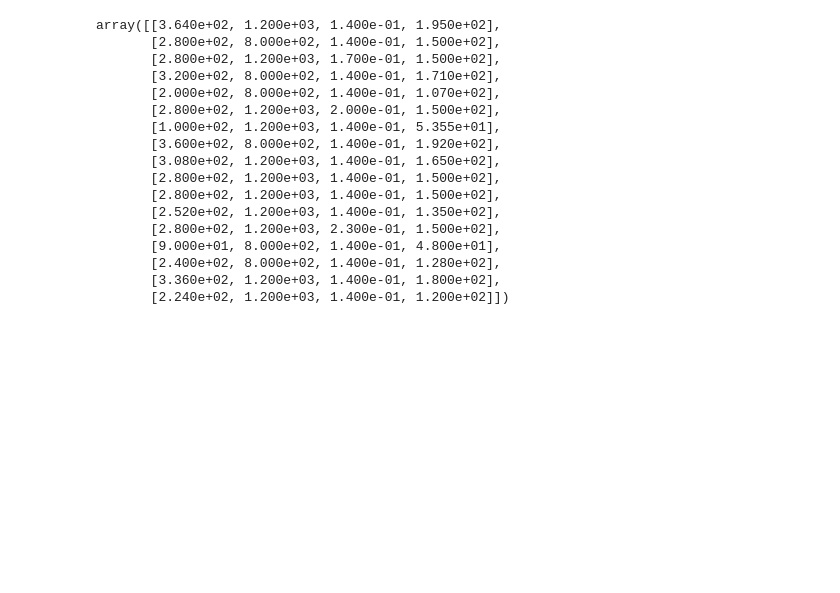
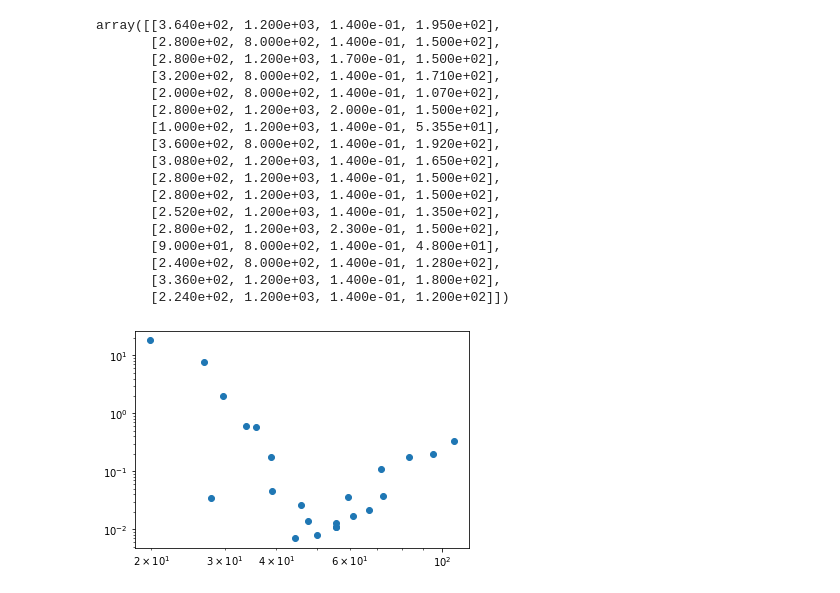
Before and after one commit to wgobrien/am-research, a Jupyter notebook: notebooks/research_paper_analysis.ipynb, the cells around one changed output. Cells and saved outputs as stored; diff of their text form; code cells hidden in the pictures; blank space fills up the shorter version.

```diff
--- a/notebooks/research_paper_analysis.ipynb
+++ b/notebooks/research_paper_analysis.ipynb
@@ -114,3 +96,10 @@ array([[3.640e+02, 1.200e+03, 1.400e-01, 1.950e+02],
        [2.400e+02, 8.000e+02, 1.400e-01, 1.280e+02],
        [3.360e+02, 1.200e+03, 1.400e-01, 1.800e+02],
        [2.240e+02, 1.200e+03, 1.400e-01, 1.200e+02]])
+# %%
+import matplotlib.pyplot as plt
+
+plt.loglog(params.EnergyDensityCalculated, params.Porosity, 'o')
+plt.show()
+# %% [output]
+[figure, added]
```
Also changed, not shown: parts of 6 cells of this notebook, 12 other files.
